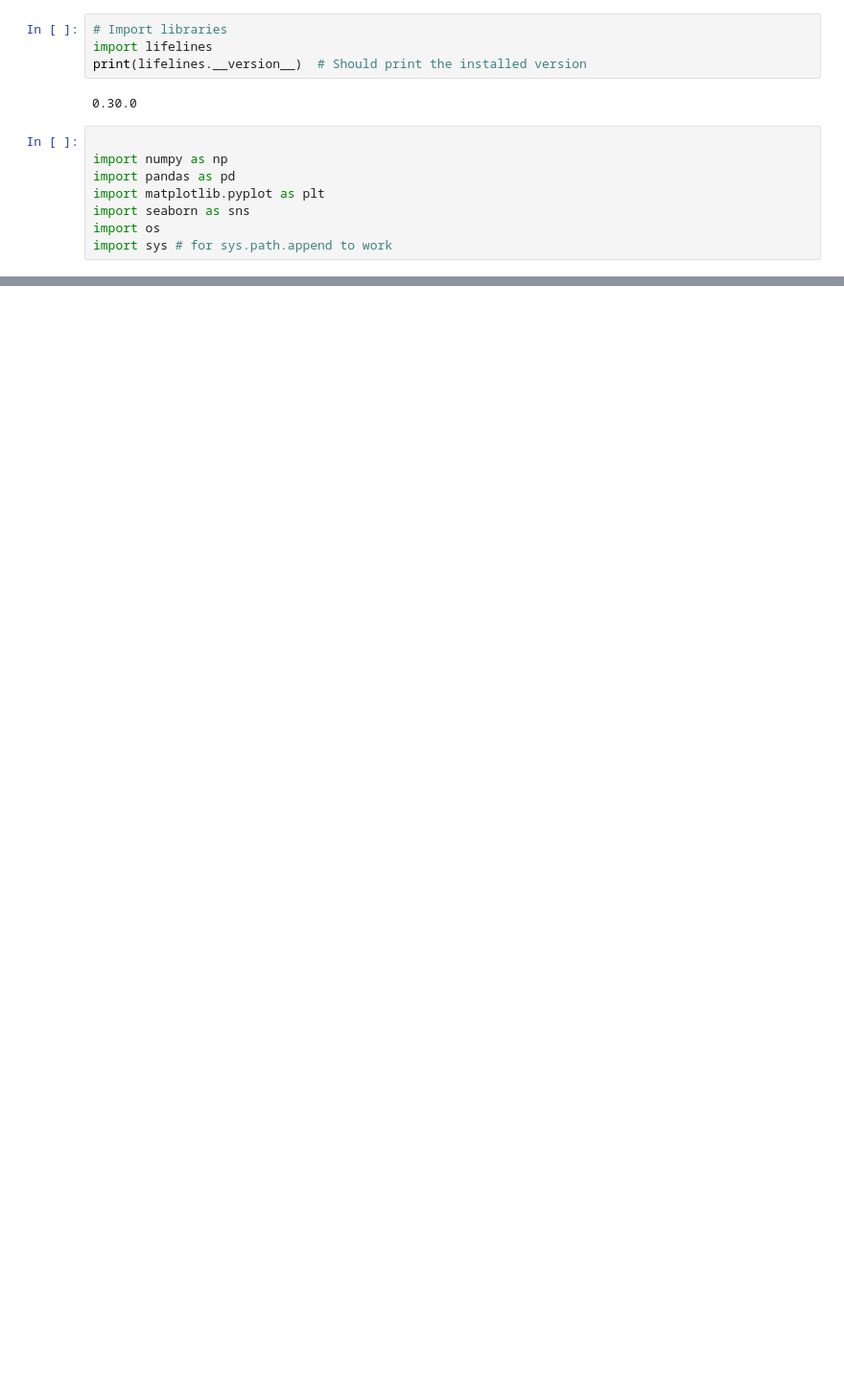
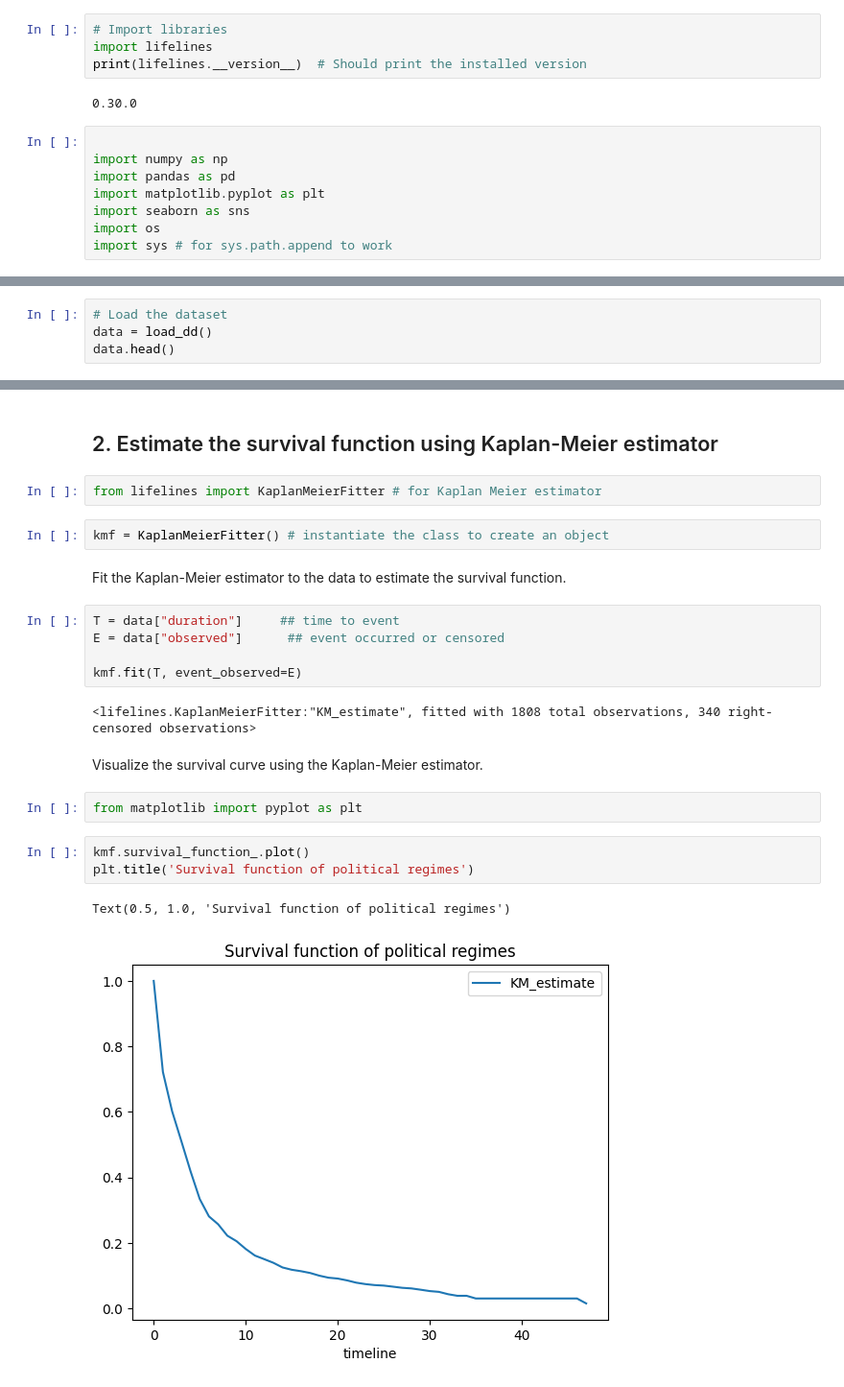
Before and after one commit to davidzhao1015/survival-analysis-case-example, a Jupyter notebook: survival-analysis-reproduce.ipynb, the cells around one changed output, grey strips where cells are left out. Shown: that part at 96% size. Cells and saved outputs as stored; diff of their text form; blank space fills up the shorter version.

```diff
--- a/survival-analysis-reproduce.ipynb
+++ b/survival-analysis-reproduce.ipynb
@@ -53,0 +67,4 @@ import sys # for sys.path.append to work
+# %%
+# Load the dataset
+data = load_dd()
+data.head()
@@ -53,0 +78,25 @@ import sys # for sys.path.append to work
+# %% [markdown]
+## 2. Estimate the survival function using Kaplan-Meier estimator
+# %%
+from lifelines import KaplanMeierFitter # for Kaplan Meier estimator
+# %%
+kmf = KaplanMeierFitter() # instantiate the class to create an object
+# %% [markdown]
+Fit the Kaplan-Meier estimator to the data to estimate the survival function.
+# %%
+T = data["duration"]     ## time to event
+E = data["observed"]      ## event occurred or censored
+
+kmf.fit(T, event_observed=E)
+# %% [output]
+<lifelines.KaplanMeierFitter:"KM_estimate", fitted with 1808 total observations, 340 right-censored observations>
+# %% [markdown]
+Visualize the survival curve using the Kaplan-Meier estimator.
+# %%
+from matplotlib import pyplot as plt
+# %%
+kmf.survival_function_.plot()
+plt.title('Survival function of political regimes')
+# %% [output]
+Text(0.5, 1.0, 'Survival function of political regimes')
+[figure, added]
```
Also changed, not shown: parts of 17 cells of this notebook.
